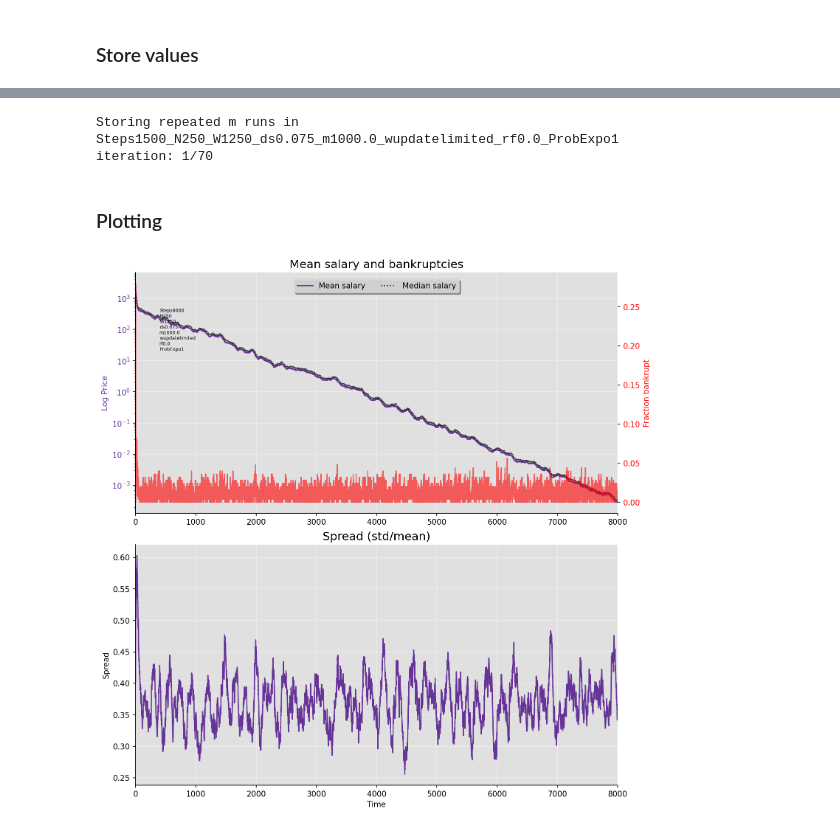
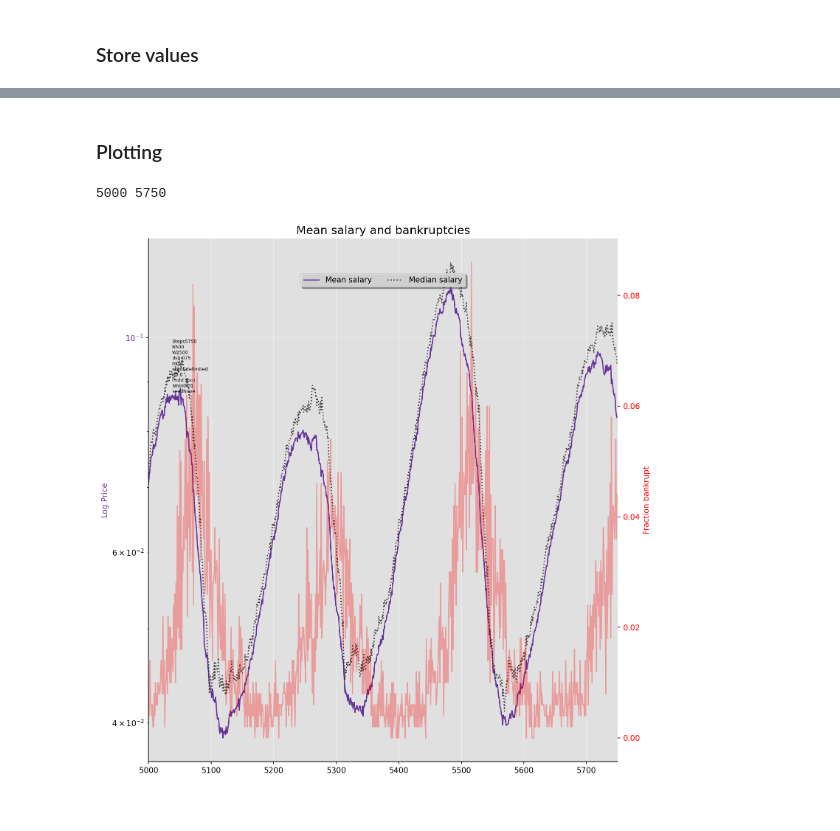
Before and after one commit to 2BeAsh/masters_project, a Jupyter notebook: code/models/common/run_plotting.ipynb, the cells around one changed output, grey strips where cells are left out. Cells and saved outputs as stored; diff of their text form; code cells hidden in the pictures.

Commit message:
positive_income new salary

```diff
--- a/code/models/common/run_plotting.ipynb
+++ b/code/models/common/run_plotting.ipynb
@@ -4,20 +4,20 @@ import plotting_master as pm
 import run
 
 # Parameters
-number_of_companies = 250
+number_of_companies = 500
 number_of_workers = 5 * number_of_companies
 salary_increase = 0.075
 interest_rate_free = 0.0 # "variable" or float
-mutation_magnitude = 1e3 # Float, "spread", "last_T"
+mutation_magnitude = 0.1 # Float, "spread", "last_T"
 prob_exponent = 1
 # Bankruptcy: negative_money, cannot_pay_salary
-# mutation: "constant", "spread", "last_T", "minimum", "log", "mean", "worker_opinion", "0_to_mean"
+# mutation: "constant", "spread", "last_T", "minimum", "log", "mean", "worker_opinion", "0_to_mean", "normal", "positive_income"
 update_methods = {"worker_update": "limited",
                   "bankruptcy": "negative_money",
-                  "mutation": "0_to_mean"}
-warmup_steps = 0
-time_steps = 8000 + warmup_steps
-seed = 42
+                  "mutation": "constant",}
+warmup_steps = 5000
+time_steps = 750 + warmup_steps
+seed = None
 
 # warm2500 steps500 seed42
 # N1000 warm6350 steps10000 seed42
@@ -29,23 +29,8 @@ group_name_list_mutation = []
 group_name_list_prob_expo = []
 create_data = run.RunWorkForce(number_of_companies, number_of_workers, salary_increase,
                             interest_rate_free, mutation_magnitude, prob_exponent, update_methods, time_steps, seed)
+create_data.salary_min = 1e-2
 gname = create_data._get_group_name()
-
-
-# Get group name list
-# Mutation size
-for m in m_values:
-    create_data.mutation_magnitude = m
-    group_name_list_mutation.append(create_data._get_group_name())
-# # Reset m
-create_data.mutation_magnitude = mutation_magnitude
-
-# Prob exponent
-for exponent in prob_exponent_values:
-    create_data.prob_exponent = exponent
-    group_name_list_prob_expo.append(create_data._get_group_name())
-# Reset exponent
-create_data.prob_exponent = prob_exponent
 
 # Create plotting instance
 plotter = pm.PlotMaster(gname, skip_values=warmup_steps)
@@ -58,5 +44,2 @@ Storing data in Steps8000_N250_W1250_ds0.075_m1000.0_wupdatelimited_rf0.0_ProbEx
 # %%
 create_data.repeated_m_runs(N_repeat=10, m_values=m_values)
-# %% [output]
-Storing repeated m runs in Steps1500_N250_W1250_ds0.075_m1000.0_wupdatelimited_rf0.0_ProbExpo1
-iteration: 1/70
@@ -75,9 +61,10 @@ for expo in prob_exponent_values:
 # %% [markdown]
 ### Plotting
 # %%
-plotter.plot_salary()
+plotter.plot_salary(show_spread=False)
 # %% [output]
+5000 5750
-[figure, old version]
+[figure, new version]
 # %%
 plotter.plot_bankrupt_salary_mean_diff(time_vals=[2590, 2700, 2800, 2815])
 
```
Also changed, not shown: parts of 8 cells of this notebook, 4 other files.
